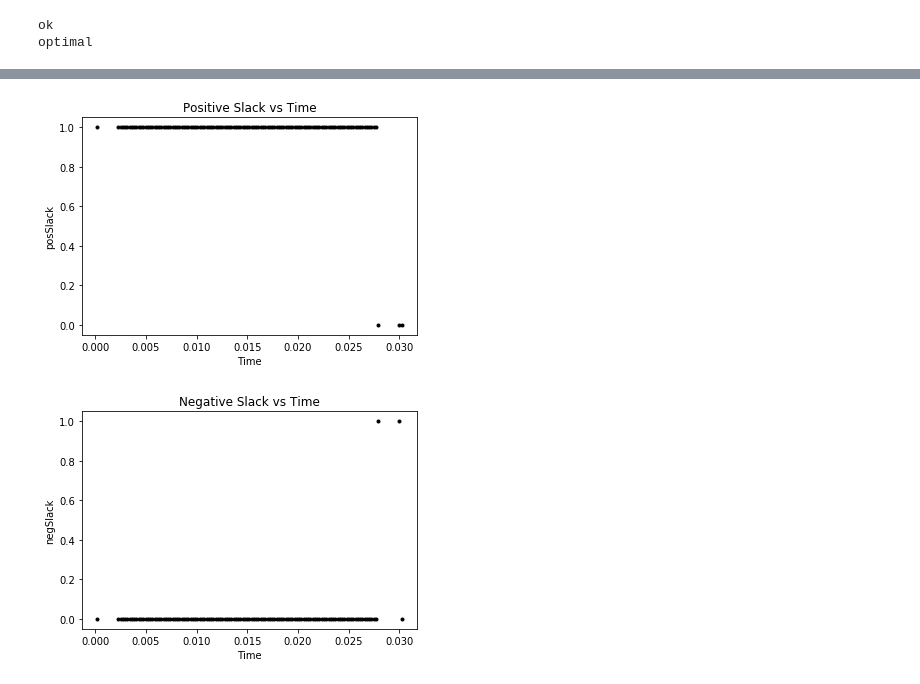
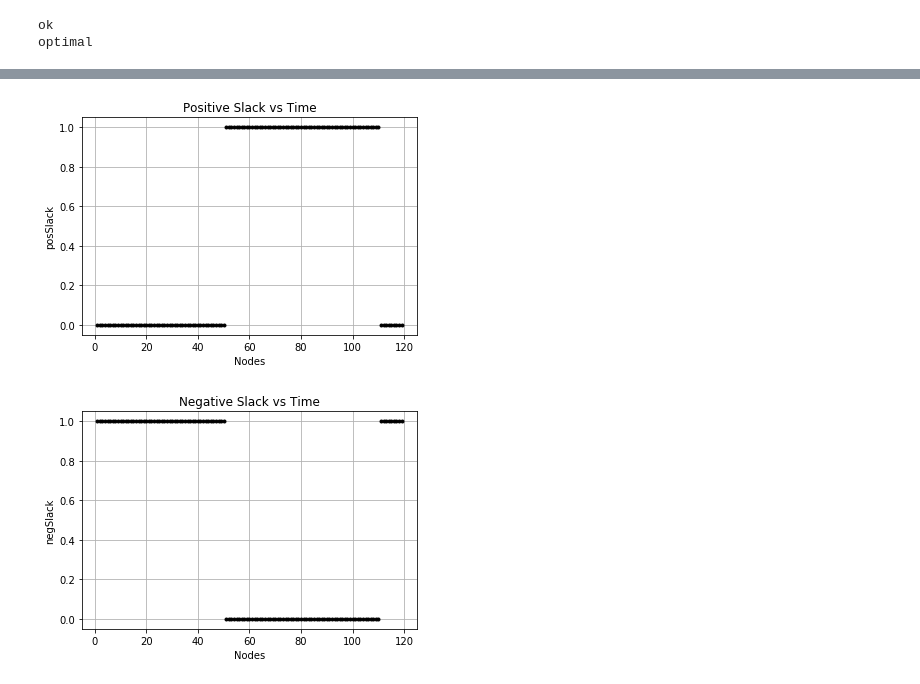
Before and after one commit to Nathan-Weiss/Skripsie101, a Jupyter notebook: Test Version.ipynb, the cells around one changed output, grey strips where cells are left out. Saved outputs shown, nothing was run; the diff lists cells and outputs as text; code cells hidden in the pictures.

```diff
--- a/Test Version.ipynb
+++ b/Test Version.ipynb
@@ -46,9 +51,8 @@ model.eps = Param(initialize = 1000.0, mutable = True)
 ###########################################################################################
 model.CF_pos = Var(model.Nodes) # new
 model.CF_neg = Var(model.Nodes) # new
-#model.kSlack = Var(model.Nodes) # bucket node slack variable
-#model.slackBangPos = Var(model.Nodes) # complimentarity positive slack variable per node
-#model.slackBangNeg = Var(model.Nodes) # complimentarity negative slack variable per node
+model.kSlack_pos = Var(model.Nodes) # bucket node slack variable
+model.kSlack_neg = Var(model.Nodes) # bucket node slack variable
 # %%
 # Intergration Constraints
 def BwEuler_p(model,n): # Positions
@@ -194,21 +198,19 @@ for n in range(1,Nodes):
     model.x1[n].setub(0.125)
     # Hard stops
     model.CF_ext[n].setlb(0)
-    model.CF_ext[n].setub(100)
+    model.CF_ext[n].setub(10)
     model.CF_rtn[n].setlb(0)
-    model.CF_rtn[n].setub(100)
+    model.CF_rtn[n].setub(10)###was 100 CALLEN
 
     ############################### NEW STUFF ####################
     model.CF_pos[n].setlb(0)
     model.CF_pos[n].setub(BB_force)
     model.CF_neg[n].setlb(0)
     model.CF_neg[n].setub(BB_force)
-   # model.slackBangPos[n].setlb(0)
-   # model.slackBangPos[n].setub(BB_force)
-   # model.slackBangNeg[n].setlb(0)
-   # model.slackBangNeg[n].setub(BB_force)
-   # model.kSlack[n].setlb(0)
-   # model.kSlack[n].setub(BB_force)
+    model.kSlack_pos[n].setlb(0)
+    model.kSlack_pos[n].setub(BB_force)
+    model.kSlack_neg[n].setlb(0)
+    model.kSlack_neg[n].setub(BB_force)
     ###############################################################
 # %%
 # Initialization of variables
@@ -219,9 +221,8 @@ for n in range (1,Nodes):
     ########################### NEW STUFF #########################
     model.CF_pos[n].value = 0
     model.CF_neg[n].value = 0
-    #model.slackBangPos[n].value = 0
-    #model.slackBangNeg[n].value = 0
-    #model.kSlack[n].value = 0
+    model.kSlack_pos[n].value = 0
+    model.kSlack_neg[n].value = 0
     ###############################################################
 
     model.x1[n].value = np.random.uniform(0,0.125)
@@ -231,7 +232,7 @@ for n in range (1,Nodes):
 # Set Boundary Conditions
 # Initial Conditions
 model.x1[1].fixed = True
-model.x1[1].value = 0
+model.x1[1].value = 0.125
 
 model.dx1[1].fixed = True
 model.dx1[1].value = 0
@@ -478,33 +533,35 @@ for n in range(1,Nodes):
 # %%
 # Positive Slack
 plt.axes()
+plt.grid(True)
 Time = 0
 for n in range (1,Nodes):
     posSlack = model.CF_pos[n].value
     time = model.h[n].value
     Time += time
 
-    plt.plot(Time,posSlack,'k.')
-    plt.xlabel('Time')
+    plt.plot(n,posSlack,'k.')
+    plt.xlabel('Nodes')
     plt.ylabel('posSlack')
     plt.title('Positive Slack vs Time')
 # %% [output]
-[figure, old version]
+[figure, new version]
 # %%
 # Negative Slack
 plt.axes()
+plt.grid(True)
 Time = 0
 for n in range (1,Nodes):
     negSlack = model.CF_neg[n].value
     time = model.h[n].value
     Time += time
 
-    plt.plot(Time,negSlack,'k.')
-    plt.xlabel('Time')
+    plt.plot(n,negSlack,'k.')
+    plt.xlabel('Nodes')
     plt.ylabel('negSlack')
     plt.title('Negative Slack vs Time')
 # %% [output]
-[figure, old version]
+[figure, new version]
 # %%
 # Net Force
 plt.axes()
```
Also changed, not shown: parts of 12 cells of this notebook.
